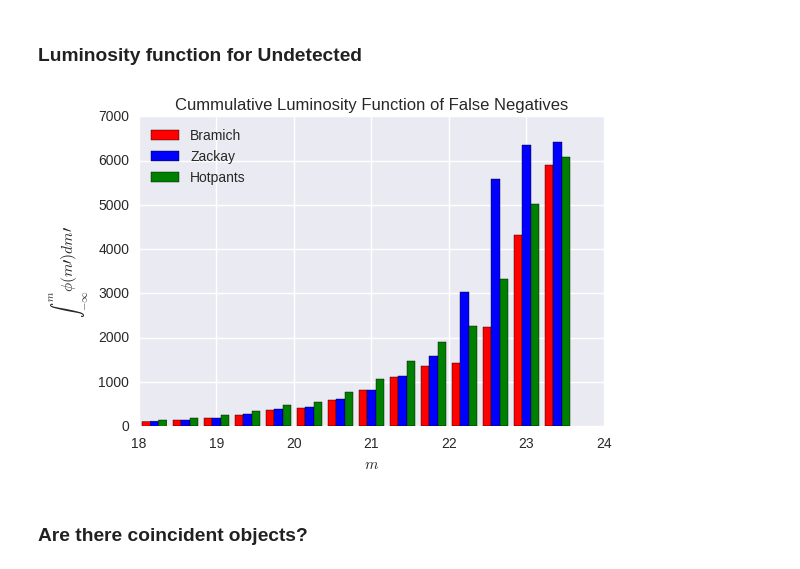
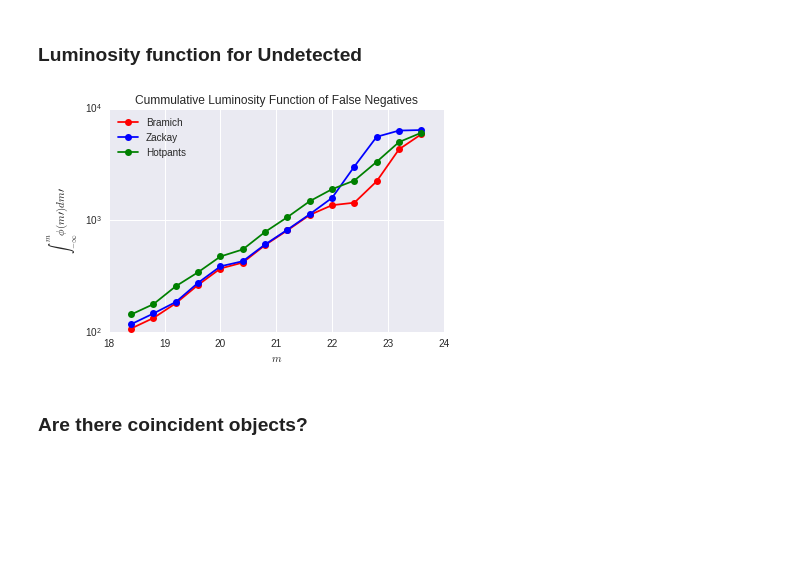
Before and after one commit to BrunoSanchez/RBMLearning, a Jupyter notebook: Plots-Threesome.ipynb, the cells around one changed output. Saved outputs shown, nothing was run; the diff lists cells and outputs as text; code cells hidden in the pictures; blank space fills up the shorter version.

```diff
--- a/Plots-Threesome.ipynb
+++ b/Plots-Threesome.ipynb
@@ -276,18 +276,17 @@ array([ 21.42582587,  17.21822587,  20.96512587, ...,  21.52272587,
         23.38282587,  23.00382587])
 # %%
 def custom_histogram(vector, bins=None, cumulative=False):
-
-    hh = np.histogram(vector, bins=bins)
+    if bins is None:
+        hh = np.histogram(vector)
+    else:
+        hh = np.histogram(vector, bins=bins)
     dx = hh[1][1] - hh[1][0]
-    x_bins = hh[1][:-1]+dx
+    x_bins = hh[1][:-1] + dx
     if cumulative is True:
-        v = 0.
-        vals = [v + np.sum(hh[0][:i]) for i, v in enumerate(hh[0])]
+        vals = [sum(hh[0][:i+1]) for i, _ in enumerate(hh[0])]
         return x_bins, vals
     elif cumulative == -1:
-        print 'algo'
-        v = np.sum(hh[0])
-        vals = [v - np.sum(hh[0][:]) for i, _ in enumerate(hh[0])]
+        vals = [sum(hh[0][i:]) for i, _ in enumerate(hh[0])]
         return x_bins, vals
     else:
         return x_bins, hh[0]
@@ -396,30 +384,25 @@ We should check on the lost objects.
 # %%
 bins = np.arange(18, 24, 0.4)
 
 plt.figure()
-# sns.kdeplot(und_z.app_mag, cumulative=True, shade=True, color='blue', label='Zackay')
-# sns.kdeplot(und_b.app_mag, cumulative=True, shade=True, color='red', label='Bramich')
-# plt.hist(und_z.app_mag, cumulative=True, bins=bins,
-#          #histtype='stepfilled',
-#          color='blue', label='Zackay', alpha=0.5)
-# plt.hist(und_b.app_mag, cumulative=True, bins=bins,
-#          #histtype='stepfilled',
-#          color='red', label='Bramich', alpha=0.5)
-plt.hist([und_b.app_mag, und_z.app_mag, und_h.app_mag],
-         color=['red', 'blue', 'green'],
-         label=['Bramich', 'Zackay', 'Hotpants'],
-         bins=bins)
+cumulative=False
+x_bins, vals = custom_histogram(und_b.app_mag, bins=bins, cumulative=cumulative)
+plt.semilogy(x_bins, vals, 'ro-', label='Bramich')
+x_bins, vals = custom_histogram(und_z.app_mag, bins=bins, cumulative=cumulative)
+plt.semilogy(x_bins, vals, 'bo-', label='Zackay')
+x_bins, vals = custom_histogram(und_h.app_mag, bins=bins, cumulative=cumulative)
+plt.semilogy(x_bins, vals, 'go-', label='Hotpants')
 
 plt.legend(loc='upper left')
 plt.ylabel(r'$\int_{-\infty}^{m}\phi(m\prime)dm\prime$')
 plt.xlabel(r'$m$')
 plt.title('Cummulative Luminosity Function of False Negatives')
 #plt.xlim(21., 23.1)
 #plt.show()
 
 plt.savefig(os.path.join(plot_dir, 'lum_function_FNegatives.png'), format='png', dpi=700)
 # %% [output]
-[figure, old version]
+[figure, new version]
 # %% [markdown]
 ### Are there coincident objects?
 # %%
```
Also changed, not shown: parts of 14 cells of this notebook.
